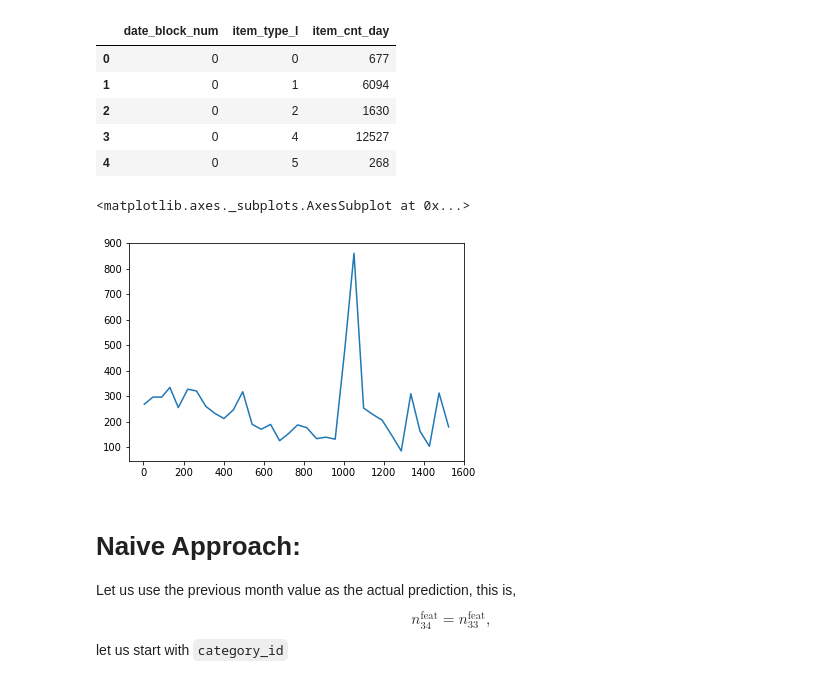
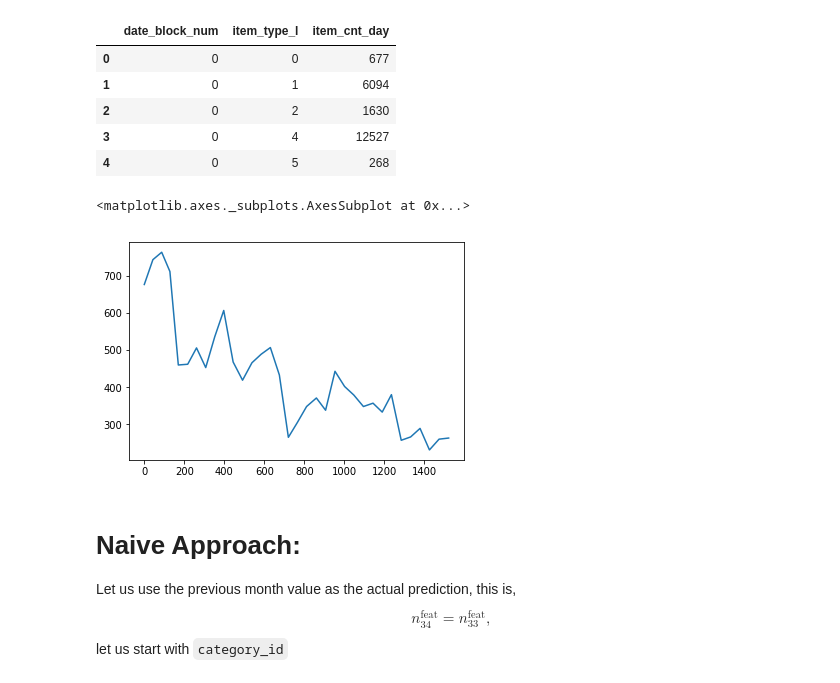
Before and after one commit to data-science-if-usp/kaggle, a Jupyter notebook: pablo/Predict Future Sales.ipynb, the cells around one changed output. Cells and saved outputs as stored; diff of their text form; code cells hidden in the pictures.

```diff
--- a/pablo/Predict Future Sales.ipynb
+++ b/pablo/Predict Future Sales.ipynb
@@ -367,10 +371,10 @@ item_type_month_totals.head()
 | 4 | 0 | 5 | 268 |
 # %%
 # These are the time series we are supposed to predict
-item_type_month_totals[item_type_month_totals['item_type_l'] == 5]['item_cnt_day'].plot()
+item_type_month_totals[item_type_month_totals['item_type_l'] == 0]['item_cnt_day'].plot()
 # %% [output]
 <matplotlib.axes._subplots.AxesSubplot at 0x...>
-[figure, old version]
+[figure, new version]
 # %% [markdown]
 # Naive Approach:
 Let us use the previous month value as the actual prediction, this is,
```
Also changed, not shown: parts of 21 cells of this notebook, 1 other file.
